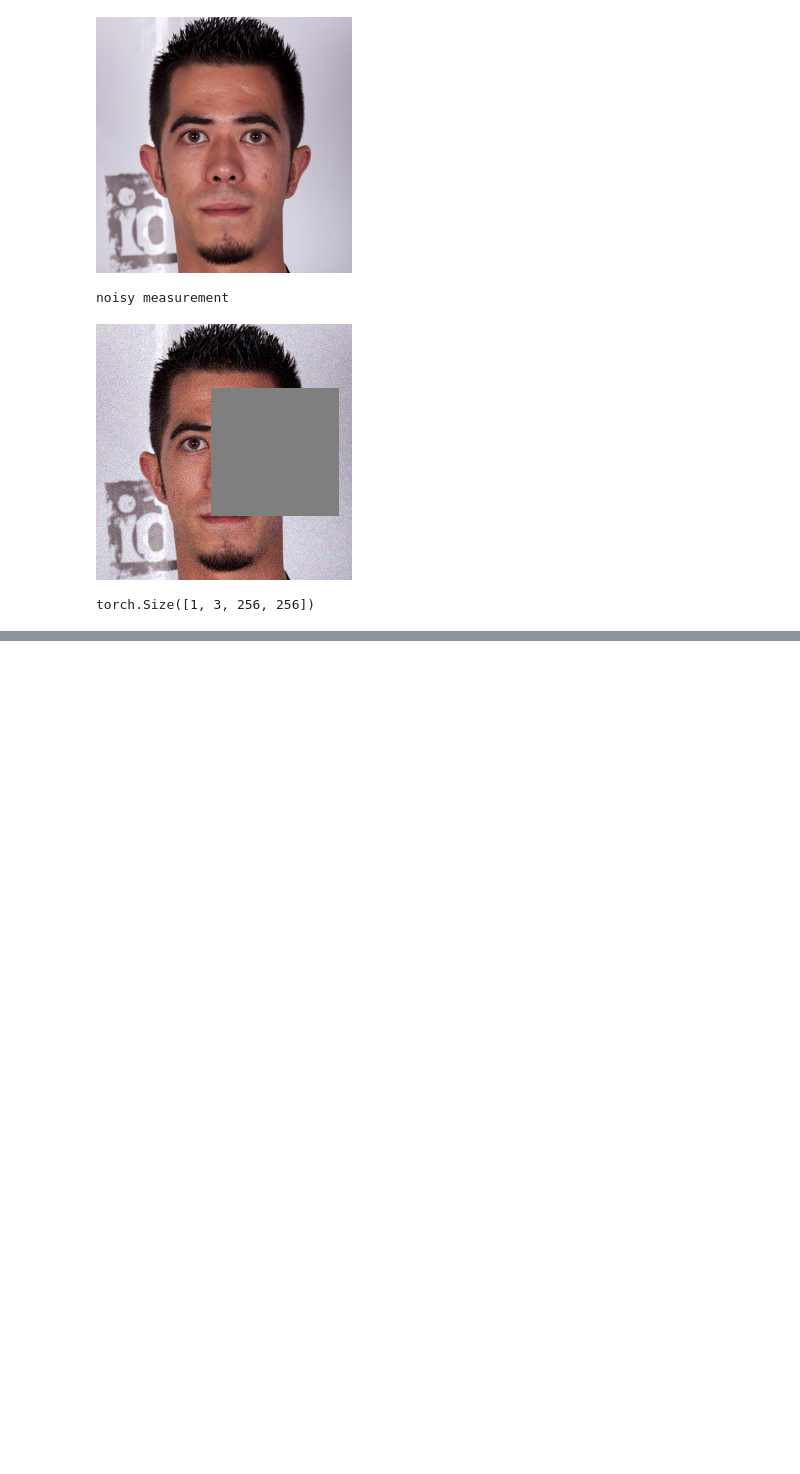
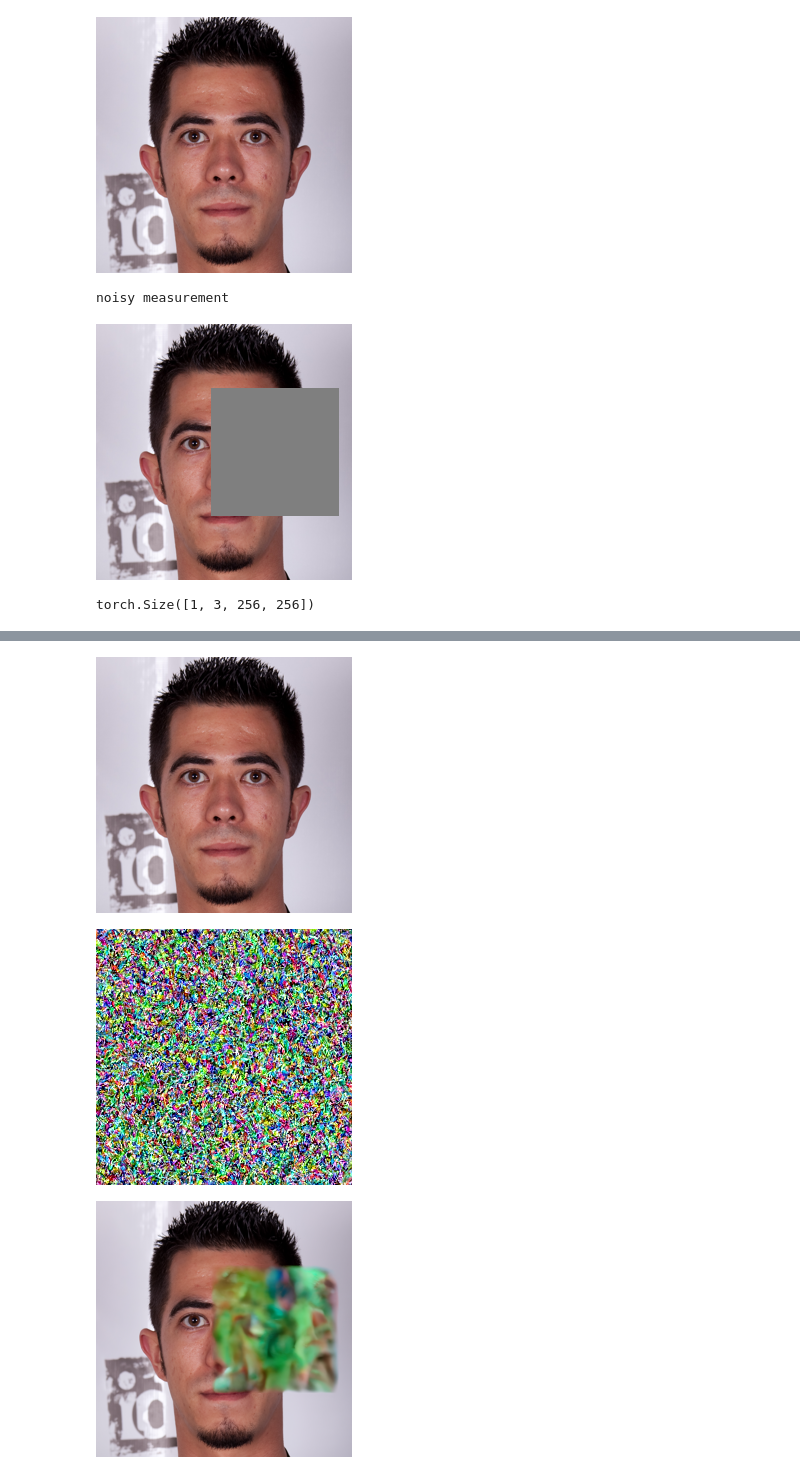
Before and after one commit to meilame-tayebjee/DiffusionRestoration, a Jupyter notebook: experiments_meilame.ipynb, the cells around one changed output, grey strips where cells are left out. Cells and saved outputs as stored; diff of their text form; code cells hidden in the pictures; blank space fills up the shorter version.

```diff
--- a/experiments_meilame.ipynb
+++ b/experiments_meilame.ipynb
@@ -187,7 +350,7 @@ print(x_true.device)
 print("original image", str(idx).zfill(5)+'.png')
 display_as_pilimg(x_true)
 
-sigma_noise = 2*10/255
+sigma_noise = 0
 
 y = linear_operator(x_true.clone()) + sigma_noise * mask * torch.randn_like(x_true)
 print("noisy measurement")
@@ -366,0 +395,14 @@ display_as_pilimg(x_true+sigma_noise*torch.randn_like(x_true))
+# %%
+steps = 100
+ddpm = DDPM(model, num_diffusion_timesteps=steps)
+x_reconstructed_ddpm = ddpm.posterior_sampling(linear_operator, y, show_steps = False)
+ddrm=DDRM(model, num_timesteps=steps)
+x_reconstructed_ddrm=ddrm.sample_image(x_true, model, H_funcs, y_0, sigma_0 = 0, eta = 1, etaB = 0.85, skip=1, last=True, cls_fn=None, classes=None)
+
+display_as_pilimg(x_true);
+display_as_pilimg(x_reconstructed_ddpm);
+display_as_pilimg(x_reconstructed_ddrm);
+# %% [output]
+[figure, added]
+[figure, added]
+[figure, added]
```
Also changed, not shown: parts of 22 cells of this notebook.
